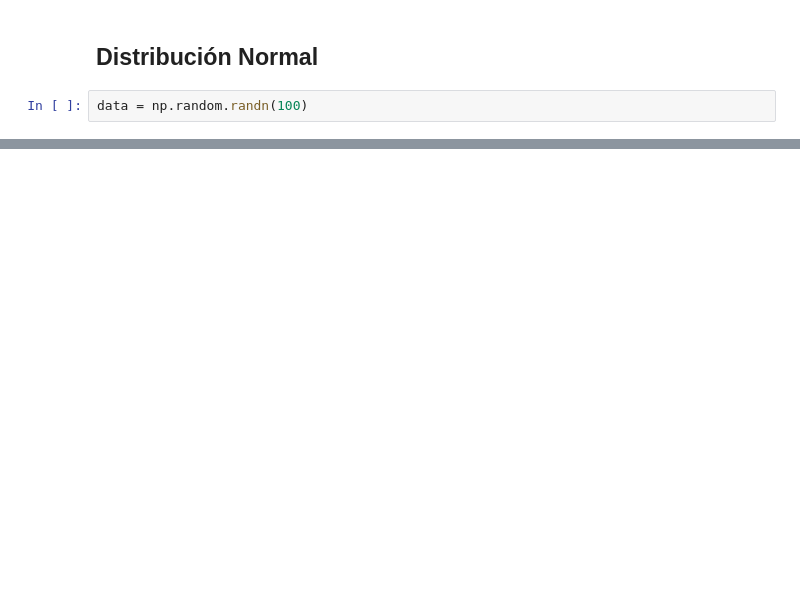
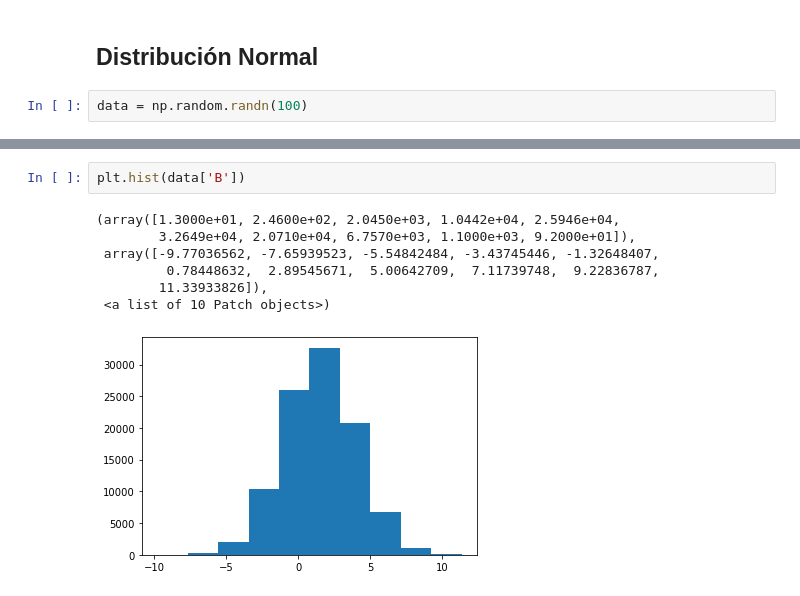
Before and after one commit to CarlosG4rc/ml-curso, a Jupyter notebook: Uno/T2 - 2 - Data Cleaning - Funciones de distribución de probabilidad.ipynb, the cells around one changed output, grey strips where cells are left out. Saved outputs shown, nothing was run; the diff lists cells and outputs as text; blank space fills up the shorter version.

```diff
--- a/Uno/T2 - 2 - Data Cleaning - Funciones de distribución de probabilidad.ipynb
+++ b/Uno/T2 - 2 - Data Cleaning - Funciones de distribución de probabilidad.ipynb
@@ -68,0 +138,10 @@ array([[-0.53937663, -0.88076063,  1.16332534,  0.16660104],
+# %%
+plt.hist(data['B'])
+# %% [output]
+(array([1.3000e+01, 2.4600e+02, 2.0450e+03, 1.0442e+04, 2.5946e+04,
+        3.2649e+04, 2.0710e+04, 6.7570e+03, 1.1000e+03, 9.2000e+01]),
+ array([-9.77036562, -7.65939523, -5.54842484, -3.43745446, -1.32648407,
+         0.78448632,  2.89545671,  5.00642709,  7.11739748,  9.22836787,
+        11.33933826]),
+ <a list of 10 Patch objects>)
+[figure, added]
```
Also changed, not shown: parts of 23 cells of this notebook, 1 other file.
